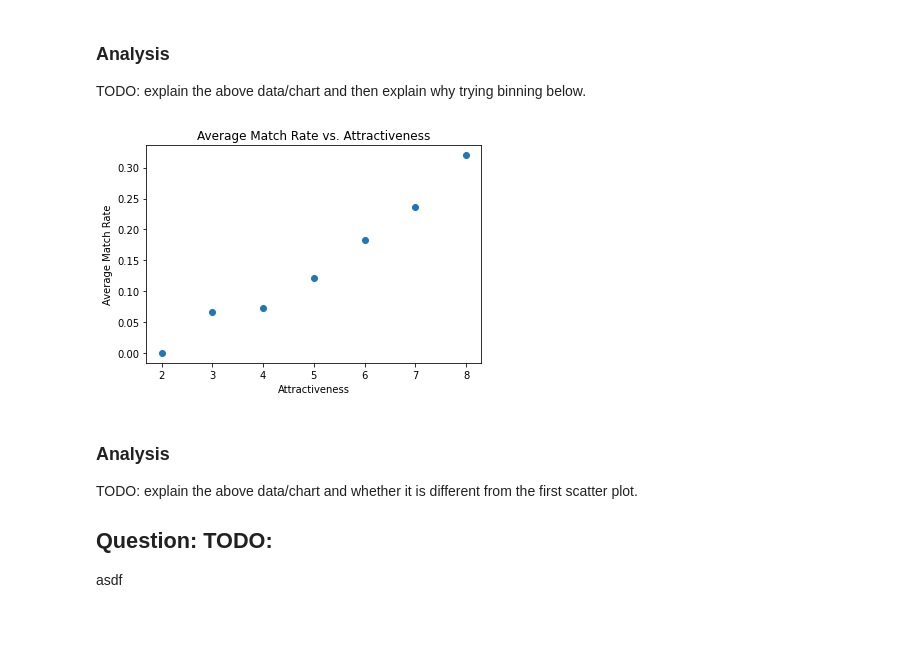
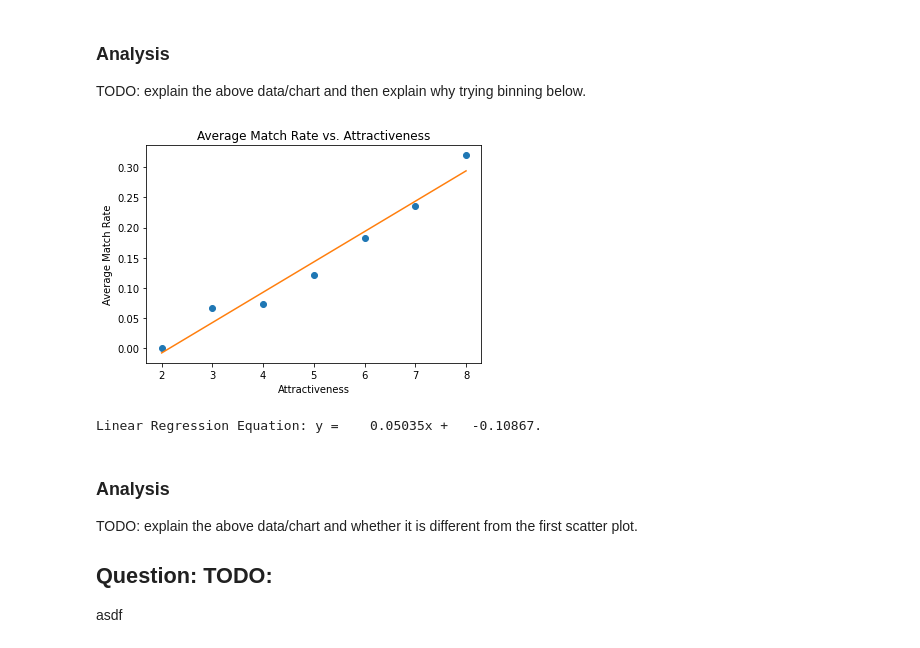
Before and after one commit to Kadekool/Speed-Dating-Exploration, a Jupyter notebook: Speed Dating Jupyter.ipynb, the cells around one changed output. Cells and saved outputs as stored; diff of their text form; code cells hidden in the pictures.

```diff
--- a/Speed Dating Jupyter.ipynb
+++ b/Speed Dating Jupyter.ipynb
@@ -95,28 +92,36 @@ TODO: explain the above data/chart and then explain why trying binning below.
 # %%
 # Maps an attractiveness bin (all atractivenesses that are in the same 'group') to a list of match rates
 bins = range(1, 11)
 binToMatchRates = {binValue: [] for binValue in bins}
 for i in range(len(attractivenesses)):
     attractiveness = attractivenesses[i]
     binValue = int(attractiveness)
     binToMatchRates[binValue].append(correspondingMatchRate[i])
 
 # Removes empty values from the dictionary
 for binValue in bins:
     if len(binToMatchRates[binValue]) == 0:
         del binToMatchRates[binValue]
 
-# TODO: linear regression
+# Linear regression
+x = list(binToMatchRates.keys())
+y = [statistics.mean(matchRates) for matchRates in list(binToMatchRates.values())]
+linearRegressionCoefficients = np.polyfit(x, y, 1)
+lineFunction = np.poly1d(linearRegressionCoefficients)
 
 # Plots the average match rate for each attractiveness bin
 plt.figure()
-plt.plot(list(binToMatchRates.keys()), [statistics.mean(matchRates) for matchRates in list(binToMatchRates.values())], "o")
+plt.plot(x, y, "o", x, lineFunction(x), "-")
 plt.title("Average Match Rate vs. Attractiveness")
 plt.xlabel("Attractiveness")
 plt.ylabel("Average Match Rate")
 plt.show()
+
+# Prints the linear regression equation
+print("Linear Regression Equation: y = {:10.5f}x + {:10.5f}.".format(*linearRegressionCoefficients))
 # %% [output]
-[figure, old version]
+[figure, new version]
+Linear Regression Equation: y =    0.05035x +   -0.10867.
 # %% [markdown]
 ### Analysis
 TODO: explain the above data/chart and whether it is different from the first scatter plot.
```
Also changed, not shown: parts of 1 cell of this notebook.
